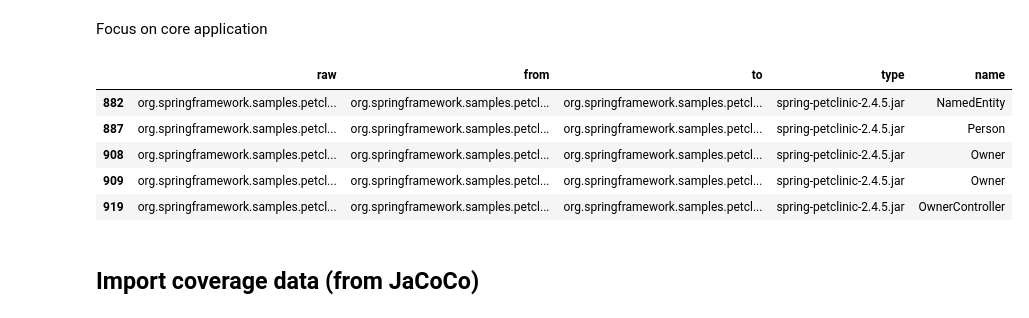
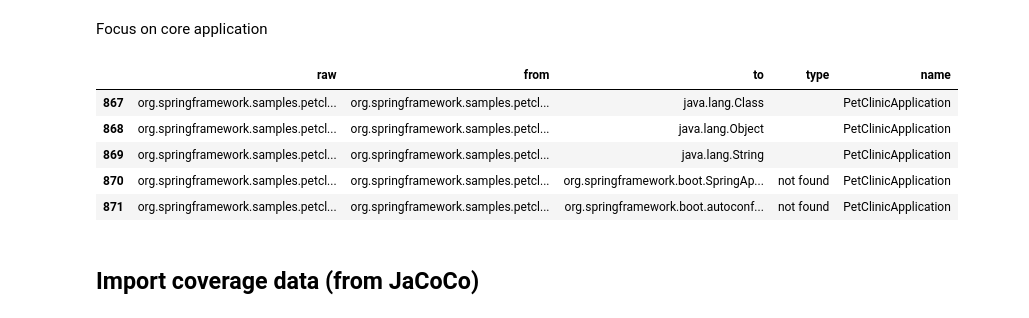
Before and after one commit to feststelltaste/software-graph-analytics-workshop, a Jupyter notebook: Importing data into Neo4j without jQAssistant.ipynb, the cells around one changed output. Cells and saved outputs as stored; diff of their text form; code cells hidden in the pictures.

```diff
--- a/Importing data into Neo4j without jQAssistant.ipynb
+++ b/Importing data into Neo4j without jQAssistant.ipynb
@@ -43,18 +45,18 @@ Focus on core application
 # %%
 petclinic_deps = deps[
     (
-        deps['from'].str.startswith("org.springframework.samples.petclinic") &
+        deps['from'].str.startswith("org.springframework.samples.petclinic") |
         deps['to'].str.startswith("org.springframework.samples.petclinic")
     )
     ].copy()
 petclinic_deps.head()
 # %% [output]
 |  | raw | from | to | type | name |
-| 882 | org.springframework.samples.petcl... | org.springframework.samples.petcl... | org.springframework.samples.petcl... | spring-petclinic-2.4.5.jar | NamedEntity |
-| 887 | org.springframework.samples.petcl... | org.springframework.samples.petcl... | org.springframework.samples.petcl... | spring-petclinic-2.4.5.jar | Person |
-| 908 | org.springframework.samples.petcl... | org.springframework.samples.petcl... | org.springframework.samples.petcl... | spring-petclinic-2.4.5.jar | Owner |
-| 909 | org.springframework.samples.petcl... | org.springframework.samples.petcl... | org.springframework.samples.petcl... | spring-petclinic-2.4.5.jar | Owner |
-| 919 | org.springframework.samples.petcl... | org.springframework.samples.petcl... | org.springframework.samples.petcl... | spring-petclinic-2.4.5.jar | OwnerController |
+| 867 | org.springframework.samples.petcl... | org.springframework.samples.petcl... | java.lang.Class |  | PetClinicApplication |
+| 868 | org.springframework.samples.petcl... | org.springframework.samples.petcl... | java.lang.Object |  | PetClinicApplication |
+| 869 | org.springframework.samples.petcl... | org.springframework.samples.petcl... | java.lang.String |  | PetClinicApplication |
+| 870 | org.springframework.samples.petcl... | org.springframework.samples.petcl... | org.springframework.boot.SpringAp... | not found | PetClinicApplication |
+| 871 | org.springframework.samples.petcl... | org.springframework.samples.petcl... | org.springframework.boot.autoconf... | not found | PetClinicApplication |
 # %% [markdown]
 ## Import coverage data (from JaCoCo)
 # %% [markdown]
```
Also changed, not shown: parts of 13 cells of this notebook.
